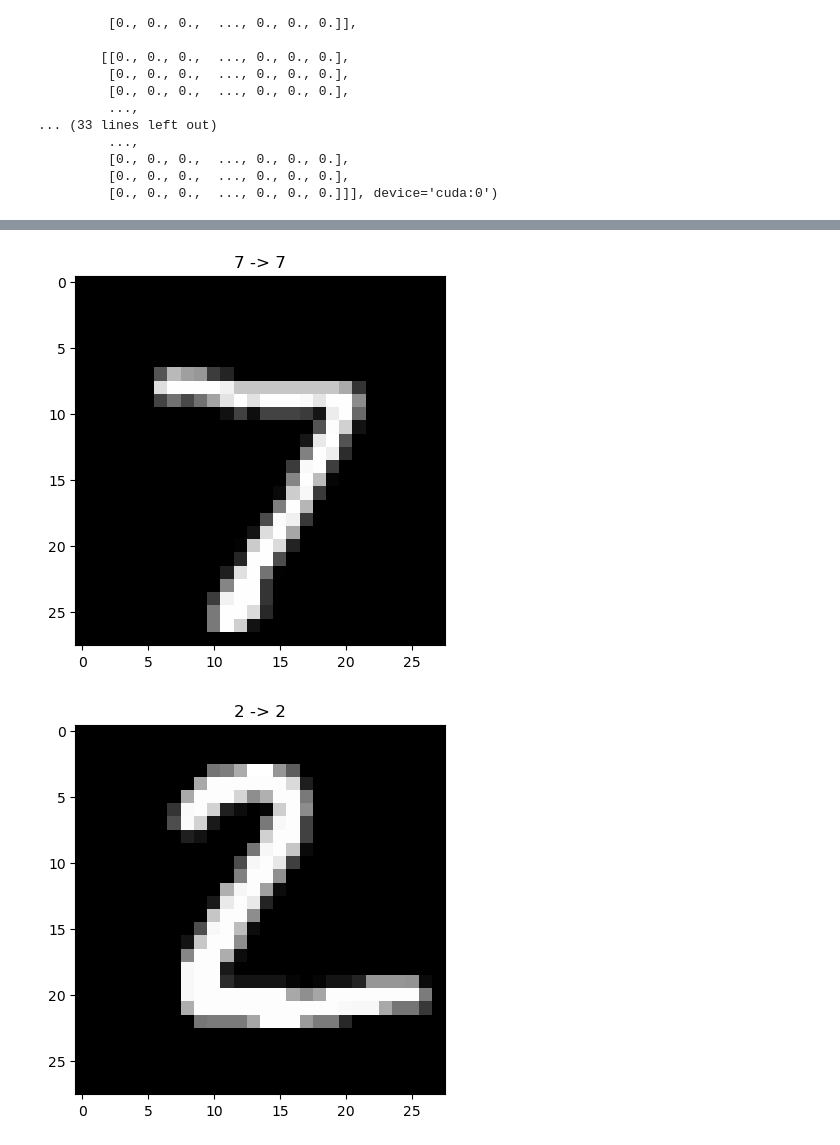
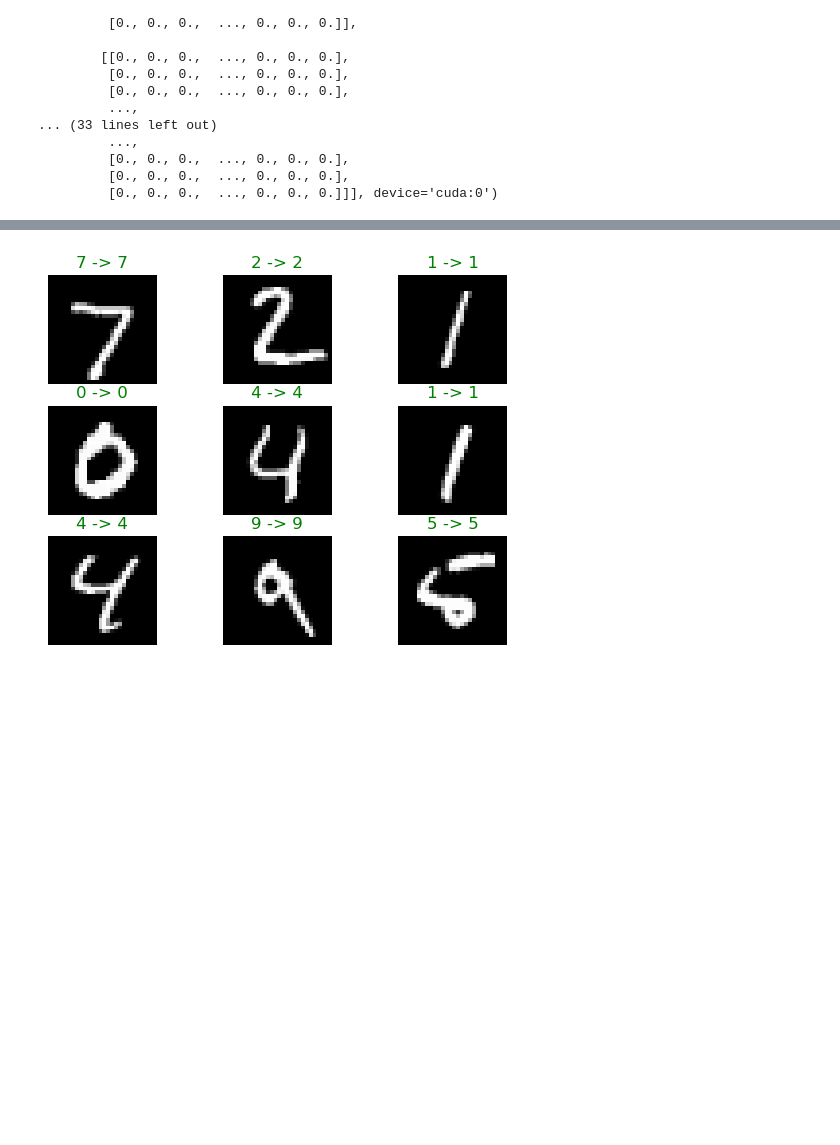
Before and after one commit to Mjavadrahimi/Digit-Recognizer, a Jupyter notebook: digit_recognizer.ipynb, the cells around one changed output, grey strips where cells are left out. Drawn from its saved outputs; the diff is of its cells as text; code cells hidden in the pictures; blank space fills up the shorter version.

Commit message:
2D predict plot

```diff
--- a/digit_recognizer.ipynb
+++ b/digit_recognizer.ipynb
@@ -63,11 +64,18 @@ tensor([[[0., 0., 0.,  ..., 0., 0., 0.],
          [0., 0., 0.,  ..., 0., 0., 0.],
          [0., 0., 0.,  ..., 0., 0., 0.]]], device='cuda:0')
 # %%
-def show_img(data: torch.Tensor, y: torch.Tensor, pred: torch.Tensor, rows=1, columns=1):
+def show_img(X: torch.Tensor, y: torch.Tensor, pred: torch.Tensor):
+    X = torch.Tensor.cpu(X).reshape(-1, 28, 28, 1)
+    y = torch.Tensor.cpu(y).reshape(-1, 1)
+    pred = torch.Tensor.cpu(pred).reshape(-1, 1)
+    rows = columns = math.ceil(X.size(dim=0)**0.5)
     fig, axs = plt.subplots(rows, columns)
-    plt.imshow(torch.Tensor.cpu(data).reshape(28,28,-1) , cmap='grey')
-    plt.title(f'{y.item()} -> {pred.item()}')
+    for i in range(X.size(dim=0)):
+        plt.subplot(rows, columns, i+1)
+        plt.axis('off')
+        plt.imshow(X[i] , cmap='grey')
+        plt.title(f'{y[i].item()} -> {pred[i].item()}', color=('red' if y[i].item()!=pred[i].item() else 'green'))
     plt.show()
 
-show_img(X_train[0],y_train[0],y_train[0])
+show_img(X_train[0], y_train[0], y_train[0])
 # %% [output]
@@ -205,6 +213,8 @@ total 163.140 seconds on cuda.
 # %%
-for i in range(5): # visualizing model's performance
-    show_img(X_test[i], y_test[i],pred_test[i])
+pred_test = model(X_test)
+pred_test = torch.argmax(pred_test, dim=1)
+
+sample_size = 9
+show_img(X_test[:sample_size], y_test[:sample_size],pred_test[:sample_size])
 # %% [output]
-[figure, old version]
+[figure, new version]
-[figure, removed]
```
Also changed, not shown: parts of 5 cells of this notebook.
